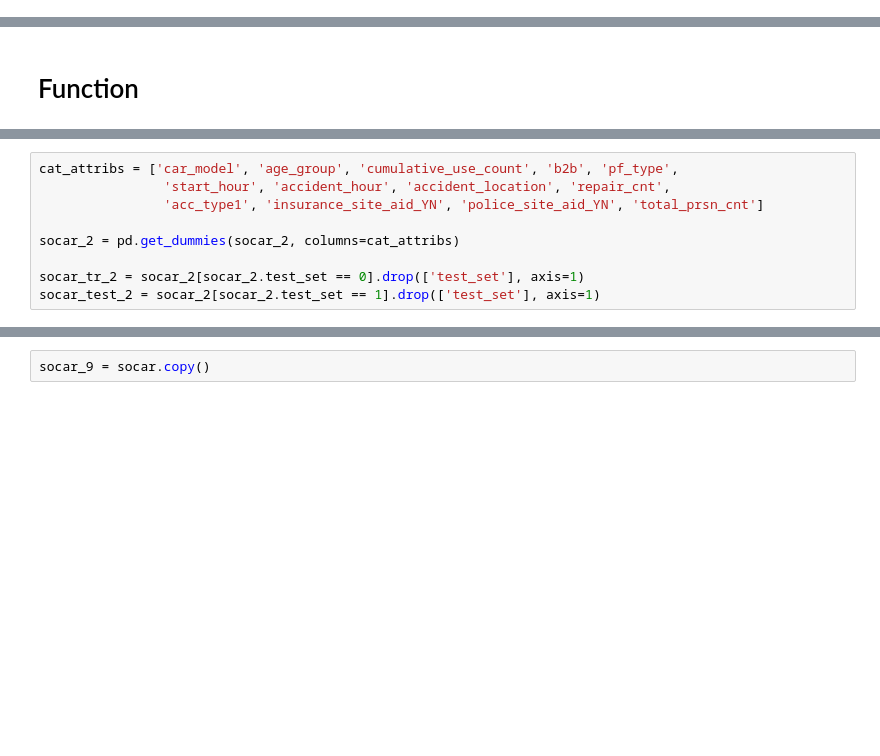
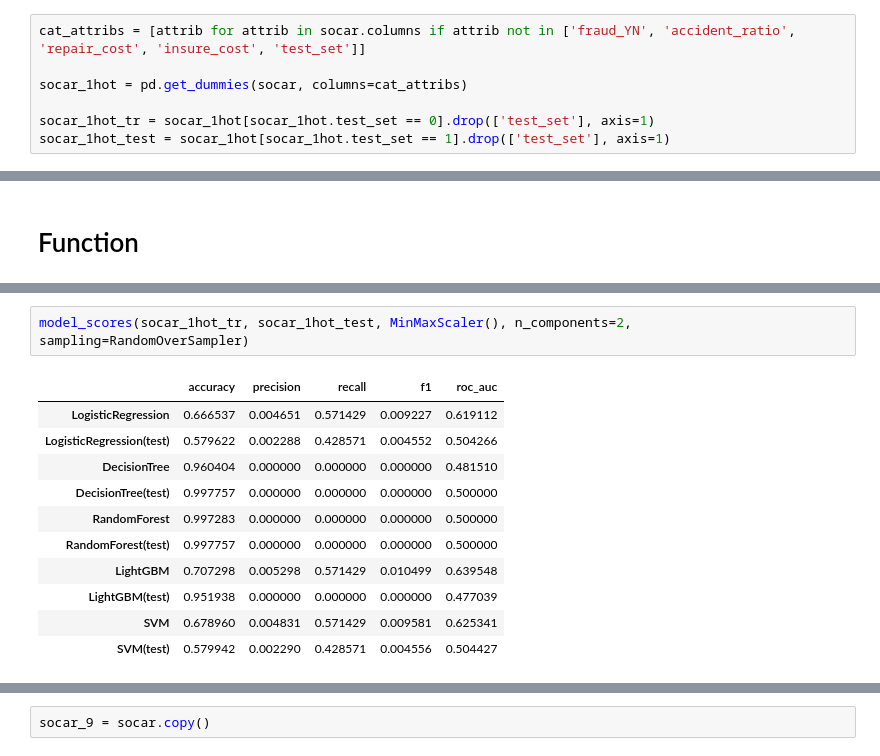
Before and after one commit to Yenabeam/dss_prjt_socar, a Jupyter notebook: 1. workspace/KSJ/socar_fraud_test_set.ipynb, the cells around one changed output, grey strips where cells are left out. Cells and saved outputs as stored; diff of their text form; blank space fills up the shorter version.

```diff
--- a/1. workspace/KSJ/socar_fraud_test_set.ipynb
+++ b/1. workspace/KSJ/socar_fraud_test_set.ipynb
@@ -17,6 +17,13 @@ socar.tail()
 # test set is for evaluating our models.
 socar_tr = socar[socar.test_set == 0].drop(['test_set'], axis=1)
 socar_test = socar[socar.test_set == 1].drop(['test_set'], axis=1)
+# %%
+cat_attribs = [attrib for attrib in socar.columns if attrib not in ['fraud_YN', 'accident_ratio', 'repair_cost', 'insure_cost', 'test_set']]
+
+socar_1hot = pd.get_dummies(socar, columns=cat_attribs)
+
+socar_1hot_tr = socar_1hot[socar_1hot.test_set == 0].drop(['test_set'], axis=1)
+socar_1hot_test = socar_1hot[socar_1hot.test_set == 1].drop(['test_set'], axis=1)
 # %%
 socar.describe()
 # %% [output]
@@ -536,9 +400,0 @@ socar_2 = socar.copy()
-# %%
-cat_attribs = ['car_model', 'age_group', 'cumulative_use_count', 'b2b', 'pf_type',
-                'start_hour', 'accident_hour', 'accident_location', 'repair_cnt',
-                'acc_type1', 'insurance_site_aid_YN', 'police_site_aid_YN', 'total_prsn_cnt']
-
-socar_2 = pd.get_dummies(socar_2, columns=cat_attribs)
-
-socar_tr_2 = socar_2[socar_2.test_set == 0].drop(['test_set'], axis=1)
-socar_test_2 = socar_2[socar_2.test_set == 1].drop(['test_set'], axis=1)
@@ -716,0 +551,14 @@ model_scores(socar_8, RobustScaler(), drop_cols=['repair_cost','insure_cost'], s
+# %%
+model_scores(socar_1hot_tr, socar_1hot_test, MinMaxScaler(), n_components=2, sampling=RandomOverSampler)
+# %% [output]
+|  | accuracy | precision | recall | f1 | roc_auc |
+| LogisticRegression | 0.666537 | 0.004651 | 0.571429 | 0.009227 | 0.619112 |
+| LogisticRegression(test) | 0.579622 | 0.002288 | 0.428571 | 0.004552 | 0.504266 |
+| DecisionTree | 0.960404 | 0.000000 | 0.000000 | 0.000000 | 0.481510 |
+| DecisionTree(test) | 0.997757 | 0.000000 | 0.000000 | 0.000000 | 0.500000 |
+| RandomForest | 0.997283 | 0.000000 | 0.000000 | 0.000000 | 0.500000 |
+| RandomForest(test) | 0.997757 | 0.000000 | 0.000000 | 0.000000 | 0.500000 |
+| LightGBM | 0.707298 | 0.005298 | 0.571429 | 0.010499 | 0.639548 |
+| LightGBM(test) | 0.951938 | 0.000000 | 0.000000 | 0.000000 | 0.477039 |
+| SVM | 0.678960 | 0.004831 | 0.571429 | 0.009581 | 0.625341 |
+| SVM(test) | 0.579942 | 0.002290 | 0.428571 | 0.004556 | 0.504427 |
```
Also changed, not shown: parts of 76 cells of this notebook.
